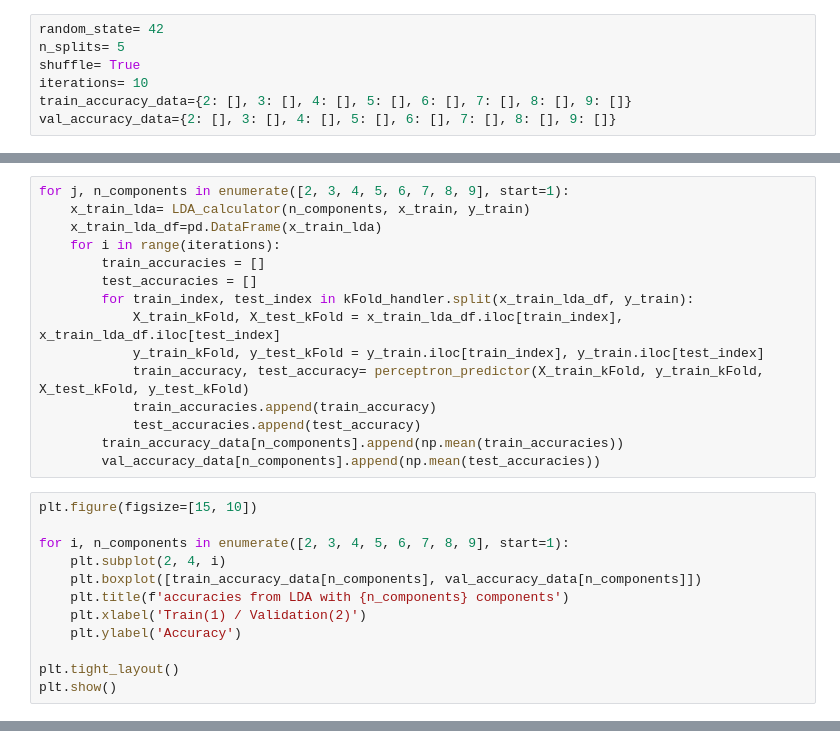
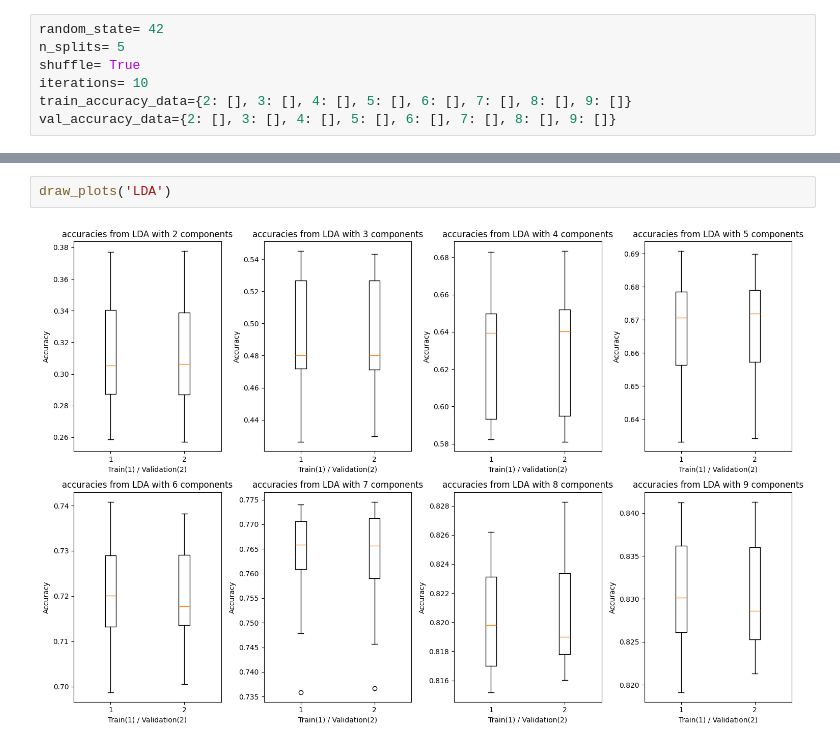
Before and after one commit to shayan1999/LDA_ML, a Jupyter notebook: mnist.ipynb, the cells around one changed output, grey strips where cells are left out. Cells and saved outputs as stored; diff of their text form.

```diff
--- a/mnist.ipynb
+++ b/mnist.ipynb
@@ -43,27 +50,0 @@ def perceptron_predictor(X_train_kFold, y_train_kFold, X_test_kFold, y_test_kFol
-# %%
-for j, n_components in enumerate([2, 3, 4, 5, 6, 7, 8, 9], start=1):
-    x_train_lda= LDA_calculator(n_components, x_train, y_train)
-    x_train_lda_df=pd.DataFrame(x_train_lda)
-    for i in range(iterations):
-        train_accuracies = []
-        test_accuracies = []
-        for train_index, test_index in kFold_handler.split(x_train_lda_df, y_train):
-            X_train_kFold, X_test_kFold = x_train_lda_df.iloc[train_index], x_train_lda_df.iloc[test_index]
-            y_train_kFold, y_test_kFold = y_train.iloc[train_index], y_train.iloc[test_index]
-            train_accuracy, test_accuracy= perceptron_predictor(X_train_kFold, y_train_kFold, X_test_kFold, y_test_kFold)
-            train_accuracies.append(train_accuracy)
-            test_accuracies.append(test_accuracy)
-        train_accuracy_data[n_components].append(np.mean(train_accuracies))
-        val_accuracy_data[n_components].append(np.mean(test_accuracies))
-# %%
-plt.figure(figsize=[15, 10])
-
-for i, n_components in enumerate([2, 3, 4, 5, 6, 7, 8, 9], start=1):
-    plt.subplot(2, 4, i)
-    plt.boxplot([train_accuracy_data[n_components], val_accuracy_data[n_components]])
-    plt.title(f'accuracies from LDA with {n_components} components')
-    plt.xlabel('Train(1) / Validation(2)')
-    plt.ylabel('Accuracy')
-
-plt.tight_layout()
-plt.show()
@@ -71,0 +150,4 @@ plt.show()
+# %%
+draw_plots('LDA')
+# %% [output]
+[figure, added]
```
Also changed, not shown: parts of 23 cells of this notebook, 1 other file.
